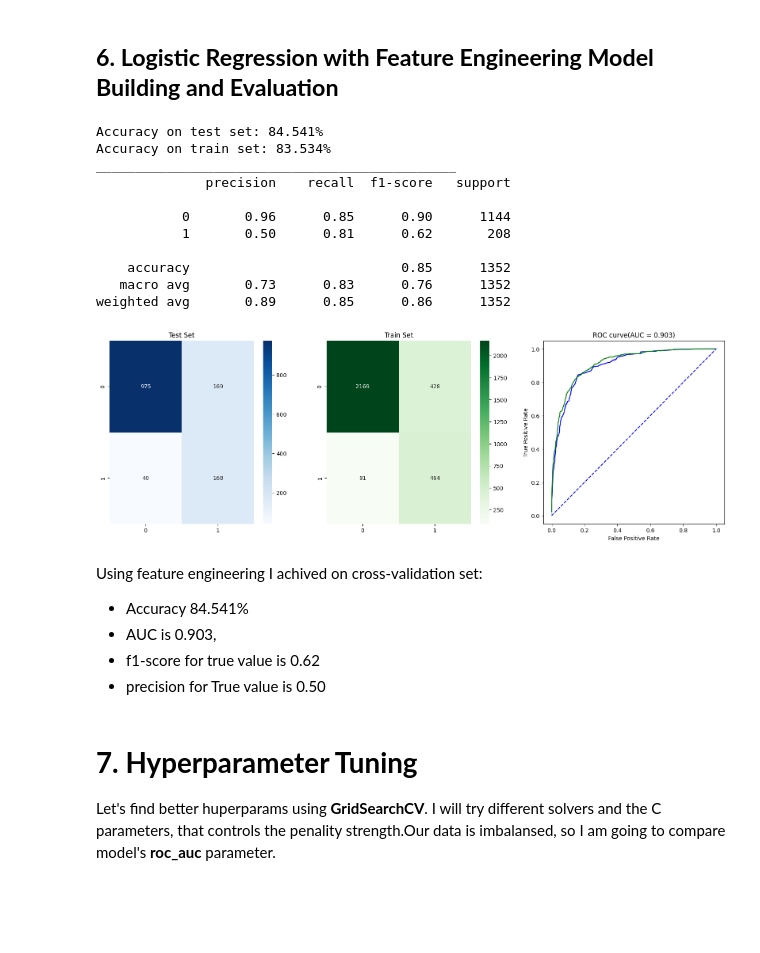
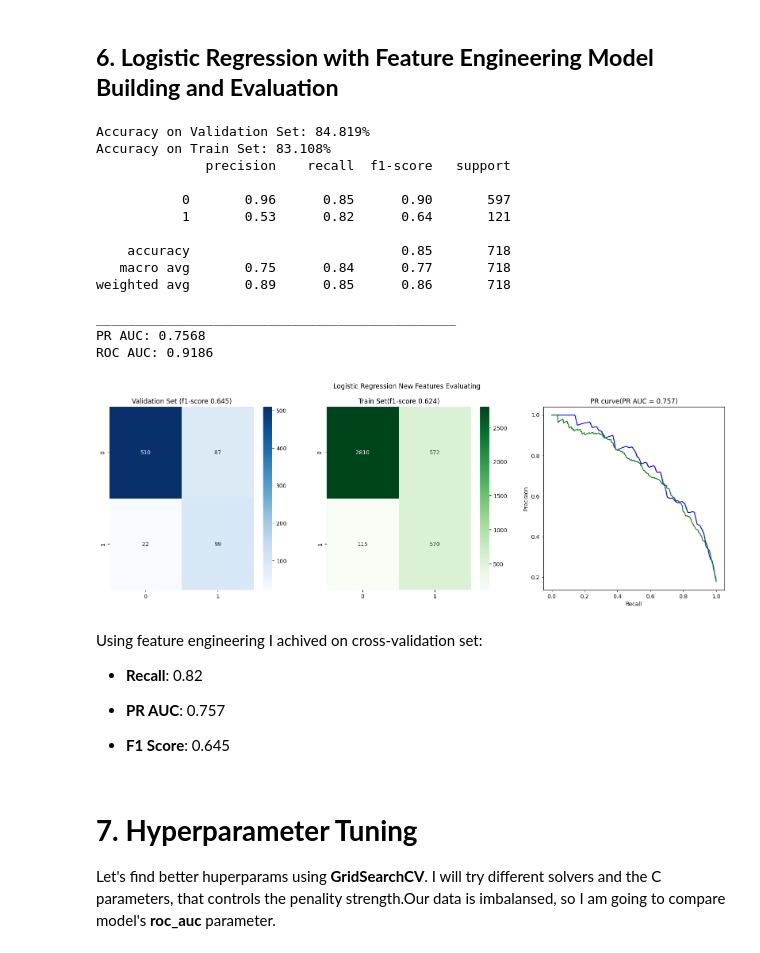
Before and after one commit to maria-snarava/portfolio-ml, a Jupyter notebook: CustomerChurnPrediction.ipynb, the cells around one changed output. Saved outputs shown, nothing was run; the diff lists cells and outputs as text; code cells hidden in the pictures; blank space fills up the shorter version.

```diff
--- a/CustomerChurnPrediction.ipynb
+++ b/CustomerChurnPrediction.ipynb
@@ -156,16 +224,18 @@ I will use **StandardScaler** for **Scaling the data**
 from sklearn.impute import SimpleImputer
 from sklearn.preprocessing import StandardScaler, OneHotEncoder
 from sklearn.compose import ColumnTransformer
-from sklearn.pipeline import Pipeline
+from imblearn.pipeline import Pipeline
+from imblearn.pipeline import Pipeline as imbPipeline
+
 
 def prepare_data(df):
     df_X = df.drop(columns=["Churn"])
     num_columns = df_X.select_dtypes(["int64", "float64"]).columns
     pipline_num = Pipeline(steps=[('imputer', SimpleImputer(strategy="median")), ('scaler', StandardScaler())])
 
-    return df_X, num_columns, pipline_num
+    return num_columns, pipline_num
 
-df_X, num_columns, pipline_num = prepare_data(df)
+num_columns, pipline_num = prepare_data(df)
 # %% [markdown]
 Transform categorical data to numerical using **OneHotEncoder**.
 # %%
@@ -195,19 +255,18 @@ I am going to use **20% for cross-validation** to evaluate the model's performan
 Spliting data **using train_test_split** from **sklearn.model_selection**:
 # %%
 from sklearn.model_selection import train_test_split
-from imblearn.pipeline import Pipeline
 from sklearn.utils.class_weight import compute_class_weight
 import numpy as np
 
 # prepare X and y
 Y = df["Churn"]
 X = df.drop(columns=["Churn"])
-TEST_SIZE = 0.2
-CV_SIZE = 0.3
+TEST_SIZE = 0.15
+VAL_SIZE = 0.15
 
-# prpeare training, cross-validation and testing data
-X_train, X_test, y_train, y_test = train_test_split(X, Y, test_size=TEST_SIZE, random_state=RANDOM_STATE)
-X_train, X_cv, y_train, y_cv = train_test_split(X_train, y_train, test_size=CV_SIZE, random_state=RANDOM_STATE)
+# prpeare training, validation and testing data
+X_train, X_test, y_train, y_test = train_test_split(X, Y, test_size=TEST_SIZE, random_state=RANDOM_STATE, stratify=Y)
+X_train, X_val, y_train, y_val = train_test_split(X_train, y_train, test_size=VAL_SIZE, random_state=RANDOM_STATE, stratify=y_train)
 # %% [markdown]
 ### Implementing logistic regression
 
@@ -215,13 +274,16 @@ Data imbalanced so let's implement cost-sensitive learning, using **compute_clas
 # %%
 from sklearn.utils.class_weight import compute_class_weight
 from sklearn.linear_model import LogisticRegression
+from imblearn.under_sampling import TomekLinks
 
 class_weights = compute_class_weight('balanced', classes=np.unique(y_train), y=y_train)
 class_weight = {0: class_weights[0], 1: class_weights[1]}
 lg_model = LogisticRegression(max_iter=10_000, random_state=RANDOM_STATE, class_weight=class_weight)
+undersampler = TomekLinks(sampling_strategy='majority')
 
 pipeline = Pipeline([
           ('transformer', transformer),
+          ('undersampler', undersampler),
           ('classifier', lg_model)
       ])
 # %% [markdown]
@@ -380,7 +442,7 @@ def add_features_to_set(df):
     return df_new_features
 
 X_train_2 = add_features_to_set(X_train)
-X_cv_2 = add_features_to_set(X_cv)
+X_val_2 = add_features_to_set(X_val)
 X_test_2 = add_features_to_set(X_test)
 # %%
 len(X_train_2.columns)
@@ -391,50 +453,53 @@ len(X_train_2.columns)
 # %%
 def prepare_pipeline(X, model):
     num_columns = X.select_dtypes(["int64", "float64"]).columns
     pipline_num = Pipeline(steps=[('imputer', SimpleImputer(strategy="median")), ('scaler', StandardScaler())])
 
     cat_columns = X.select_dtypes("object").columns
     pipline_cat = Pipeline(steps=[('encoding', OneHotEncoder())])
 
     transformer = ColumnTransformer(
         transformers=[('categorical_col', pipline_cat, cat_columns),
                       ('numerical_col', pipline_num, num_columns)]
         )
 
     pipeline = Pipeline([
               ('transformer', transformer),
+              ('undersampler', undersampler),
               ('classifier', model)
           ])
 
     return pipeline
 
 pipeline_2 = prepare_pipeline(X_train_2, lg_model)
 pipeline_2.fit(X_train_2, y_train)
 
-results = model_evaluation(pipeline_2, X_cv_2, y_cv,  X_train_2, y_train)
-results['Model'] = 'Logistic Regression With New Features'
-
-collect_results = pd.concat([collect_results, pd.DataFrame(results, index=[1])])
+model = 'Logistic Regression New Features'
+collect_results.append(model_evaluation(pipeline_2, X_val_2, y_val,  X_train_2, y_train, model=model))
 # %% [output]
-Accuracy on test set: 84.541%
-Accuracy on train set: 83.534%
-______________________________________________
+Accuracy on Validation Set: 84.819%
+Accuracy on Train Set: 83.108%
               precision    recall  f1-score   support
 
-           0       0.96      0.85      0.90      1144
-           1       0.50      0.81      0.62       208
+           0       0.96      0.85      0.90       597
+           1       0.53      0.82      0.64       121
 
-    accuracy                           0.85      1352
-   macro avg       0.73      0.83      0.76      1352
-weighted avg       0.89      0.85      0.86      1352
+    accuracy                           0.85       718
+   macro avg       0.75      0.84      0.77       718
+weighted avg       0.89      0.85      0.86       718
+
+______________________________________________
+PR AUC: 0.7568
+ROC AUC: 0.9186
-[figure, old version]
+[figure, new version]
 # %% [markdown]
 Using feature engineering I achived on cross-validation set:
 
-- Accuracy 84.541%
-- AUC is 0.903,
-- f1-score for true value is 0.62
-- precision for True value is 0.50
+- **Recall**: 0.82
+
+- **PR AUC**: 0.757
+
+- **F1 Score**: 0.645
 # %% [markdown]
 # **7. Hyperparameter Tuning**
 Let's find better huperparams using **GridSearchCV**. I will try different solvers and the C parameters, that controls the penality strength.Our data is imbalansed, so I am going to compare model's **roc_auc** parameter.
```
Also changed, not shown: parts of 34 cells of this notebook.
